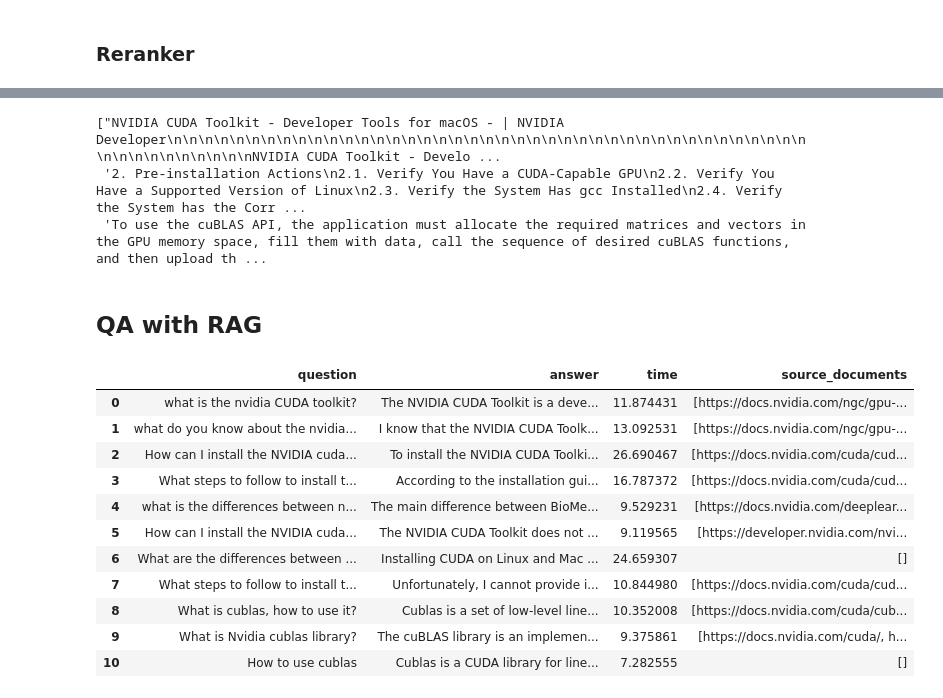
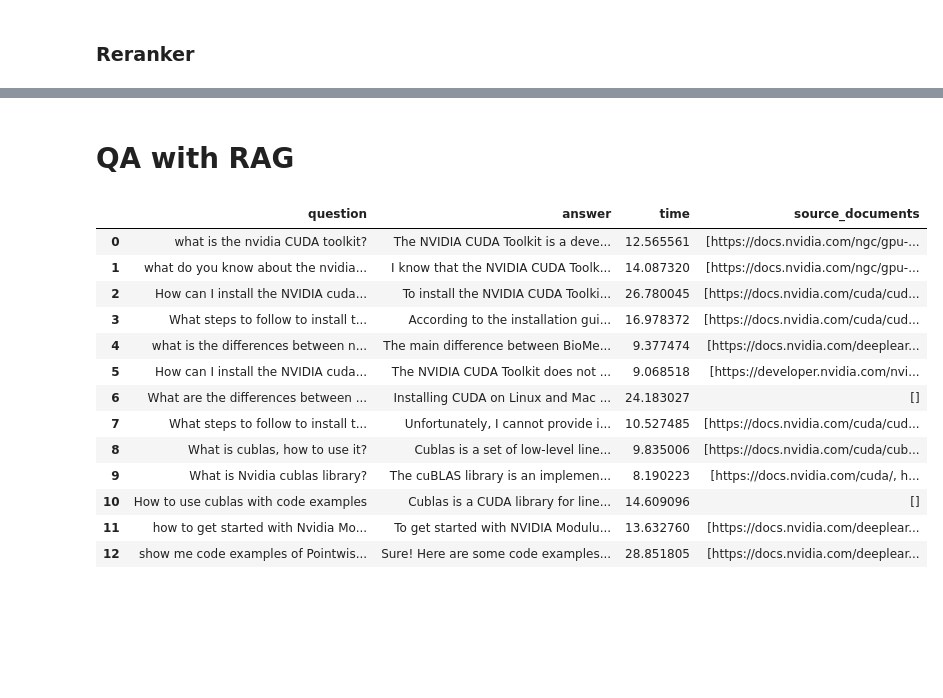
Before and after one commit to hsunsmile/ml-notebooks, a Jupyter notebook: nvidia-rag/Problem_01_AI_Assisted_Learning_for_NVIDIA_SDKs_and_Toolkits.ipynb, the cells around one changed output, grey strips where cells are left out. Saved outputs shown, nothing was run; the diff lists cells and outputs as text; code cells hidden in the pictures; blank space fills up the shorter version.

```diff
--- a/nvidia-rag/Problem_01_AI_Assisted_Learning_for_NVIDIA_SDKs_and_Toolkits.ipynb
+++ b/nvidia-rag/Problem_01_AI_Assisted_Learning_for_NVIDIA_SDKs_and_Toolkits.ipynb
@@ -218,11 +249,13 @@ CUDA SETUP: Loading binary /usr/local/lib/python3.10/dist-packages/bitsandbytes/
 from langchain.llms import HuggingFacePipeline
 llm = HuggingFacePipeline(pipeline=generate_text)
 # %%
+# @title Store vanilla model results for later comparison with RAG enhanced results.
+
 import pandas as pd
 import time
 
 llm_model_path_name = llm_model_name.replace("/", "_")
-vanilla_results_file = f"{cache_folder}/vanilla_results_{llm_model_path_name}.csv"
+vanilla_results_file = f"{cache_folder}/vanilla_results_{llm_model_path_name}_{question_set_version}.csv"
 if not os.path.exists(vanilla_results_file):
   vanilla_results = []
   for question in questions:
@@ -2329,11 +3747,10 @@ from langchain.vectorstores import FAISS
 import os
 import datetime
 
+embeddings = HuggingFaceEmbeddings(model_name=embedding_model_name, model_kwargs={"device": "cuda"})
 
-def create_or_load_faiss_index(documents, cache_path, model_name):
-    embeddings = HuggingFaceEmbeddings(model_name=model_name, model_kwargs={"device": "cuda"})
+def create_or_load_faiss_index(documents, cache_path):
     vectorstore = None
-
     if os.path.exists(cache_path):
         vectorstore = FAISS.load_local(cache_path, embeddings)
     else:
@@ -2358,15 +3775,15 @@ def batch(iterable, n=1):
 
 vectorstore = None
 if os.path.exists(final_cache_path):
-    vectorstore = FAISS.load_local(final_cache_path)
+    vectorstore = FAISS.load_local(final_cache_path, embeddings)
 else:
   batch_num = 0
   for docs in batch(list(all_documents), 20):
       batch_cache_path = f"{cache_path}/{batch_num}"
       batch_num += 1
       if vectorstore is None:
-        vectorstore = create_or_load_faiss_index(docs, batch_cache_path, model_name=embedding_model_name)
+        vectorstore = create_or_load_faiss_index(docs, batch_cache_path)
       else:
-        new_store = create_or_load_faiss_index(docs, batch_cache_path, model_name=embedding_model_name)
+        new_store = create_or_load_faiss_index(docs, batch_cache_path)
         vectorstore.merge_from(new_store)
   vectorstore.save_local(final_cache_path)
@@ -2531,8 +3971,2 @@ results_reranked_df
-# %%
-list(results_reranked_df.doc)
-# %% [output]
-["NVIDIA CUDA Toolkit - Developer Tools for macOS - | NVIDIA Developer\n\n\n\n\n\n\n\n\n\n\n\n\n\n\n\n\n\n\n\n\n\n\n\n\n\n\n\n\n\n\n\n\n\n\n\n\n\n\n\n\n\n\n\n\n\n\n\n\n\n\nNVIDIA CUDA Toolkit - Develo ...
- '2. Pre-installation Actions\n2.1. Verify You Have a CUDA-Capable GPU\n2.2. Verify You Have a Supported Version of Linux\n2.3. Verify the System Has gcc Installed\n2.4. Verify the System has the Corr ...
- 'To use the cuBLAS API, the application must allocate the required matrices and vectors in the GPU memory space, fill them with data, call the sequence of desired cuBLAS functions, and then upload th ...
 # %% [markdown]
-## QA with RAG
+# QA with RAG
@@ -2547,31 +3973,56 @@ chain = ConversationalRetrievalChain.from_llm(
+# %%
+from langchain.chains import ConversationalRetrievalChain
+import textwrap
+
+chain = ConversationalRetrievalChain.from_llm(
+    llm,
+    verbose=False,
+    retriever=filtered_retriever,
+    return_source_documents=True)
+
+def ask_nvidia(query, print_result=False):
+  start = time.time()
+  result = chain({"question": query, "chat_history": []})
+  end = time.time()
+  sources = "\n".join([doc.metadata['source'] for doc in result['source_documents']])
+  answer = "\n".join(textwrap.wrap(result['answer']))
+  if print_result:
+    sep = "---" * 10
+    print(f"Question: {query}\n{sep}")
+    print(f"Answer: {answer}\n{sep}")
+    print(f"Sources: {sources}\n{sep}")
+    print(f"Time: {end - start:.2f} seconds")
+  return None if print_result else result
 # %%
 rag_qa_results = []
 
 for query in questions:
   start = time.time()
-  result = chain({"question": query, "chat_history": []})
+  result = ask_nvidia(query)
   end = time.time()
   rag_qa_results.append({
       "question": query,
       "answer": result['answer'].strip(),
       "time": end - start,
       "source_documents": [doc.metadata['source'] for doc in result['source_documents']]
   })
 
 results_rag_df = pd.DataFrame(rag_qa_results)
 results_rag_df.to_csv(f"{cache_folder}/rag_qa_results_{llm_model_path_name}_{current_time_str}.csv", index=False)
 results_rag_df
 # %% [output]
 |  | question | answer | time | source_documents |
-| 0 | what is the nvidia CUDA toolkit? | The NVIDIA CUDA Toolkit is a deve... | 11.874431 | [https://docs.nvidia.com/ngc/gpu-... |
-| 1 | what do you know about the nvidia... | I know that the NVIDIA CUDA Toolk... | 13.092531 | [https://docs.nvidia.com/ngc/gpu-... |
-| 2 | How can I install the NVIDIA cuda... | To install the NVIDIA CUDA Toolki... | 26.690467 | [https://docs.nvidia.com/cuda/cud... |
-| 3 | What steps to follow to install t... | According to the installation gui... | 16.787372 | [https://docs.nvidia.com/cuda/cud... |
-| 4 | what is the differences between n... | The main difference between BioMe... | 9.529231 | [https://docs.nvidia.com/deeplear... |
-| 5 | How can I install the NVIDIA cuda... | The NVIDIA CUDA Toolkit does not ... | 9.119565 | [https://developer.nvidia.com/nvi... |
-| 6 | What are the differences between ... | Installing CUDA on Linux and Mac ... | 24.659307 | [] |
-| 7 | What steps to follow to install t... | Unfortunately, I cannot provide i... | 10.844980 | [https://docs.nvidia.com/cuda/cud... |
-| 8 | What is cublas, how to use it? | Cublas is a set of low-level line... | 10.352008 | [https://docs.nvidia.com/cuda/cub... |
-| 9 | What is Nvidia cublas library? | The cuBLAS library is an implemen... | 9.375861 | [https://docs.nvidia.com/cuda/, h... |
-| 10 | How to use cublas | Cublas is a CUDA library for line... | 7.282555 | [] |
+| 0 | what is the nvidia CUDA toolkit? | The NVIDIA CUDA Toolkit is a deve... | 12.565561 | [https://docs.nvidia.com/ngc/gpu-... |
+| 1 | what do you know about the nvidia... | I know that the NVIDIA CUDA Toolk... | 14.087320 | [https://docs.nvidia.com/ngc/gpu-... |
+| 2 | How can I install the NVIDIA cuda... | To install the NVIDIA CUDA Toolki... | 26.780045 | [https://docs.nvidia.com/cuda/cud... |
+| 3 | What steps to follow to install t... | According to the installation gui... | 16.978372 | [https://docs.nvidia.com/cuda/cud... |
+| 4 | what is the differences between n... | The main difference between BioMe... | 9.377474 | [https://docs.nvidia.com/deeplear... |
+| 5 | How can I install the NVIDIA cuda... | The NVIDIA CUDA Toolkit does not ... | 9.068518 | [https://developer.nvidia.com/nvi... |
+| 6 | What are the differences between ... | Installing CUDA on Linux and Mac ... | 24.183027 | [] |
+| 7 | What steps to follow to install t... | Unfortunately, I cannot provide i... | 10.527485 | [https://docs.nvidia.com/cuda/cud... |
+| 8 | What is cublas, how to use it? | Cublas is a set of low-level line... | 9.835006 | [https://docs.nvidia.com/cuda/cub... |
+| 9 | What is Nvidia cublas library? | The cuBLAS library is an implemen... | 8.190223 | [https://docs.nvidia.com/cuda/, h... |
+| 10 | How to use cublas with code examples | Cublas is a CUDA library for line... | 14.609096 | [] |
+| 11 | how to get started with Nvidia Mo... | To get started with NVIDIA Modulu... | 13.632760 | [https://docs.nvidia.com/deeplear... |
+| 12 | show me code examples of Pointwis... | Sure! Here are some code examples... | 28.851805 | [https://docs.nvidia.com/deeplear... |
 # %%
```
Also changed, not shown: parts of 39 cells of this notebook.
